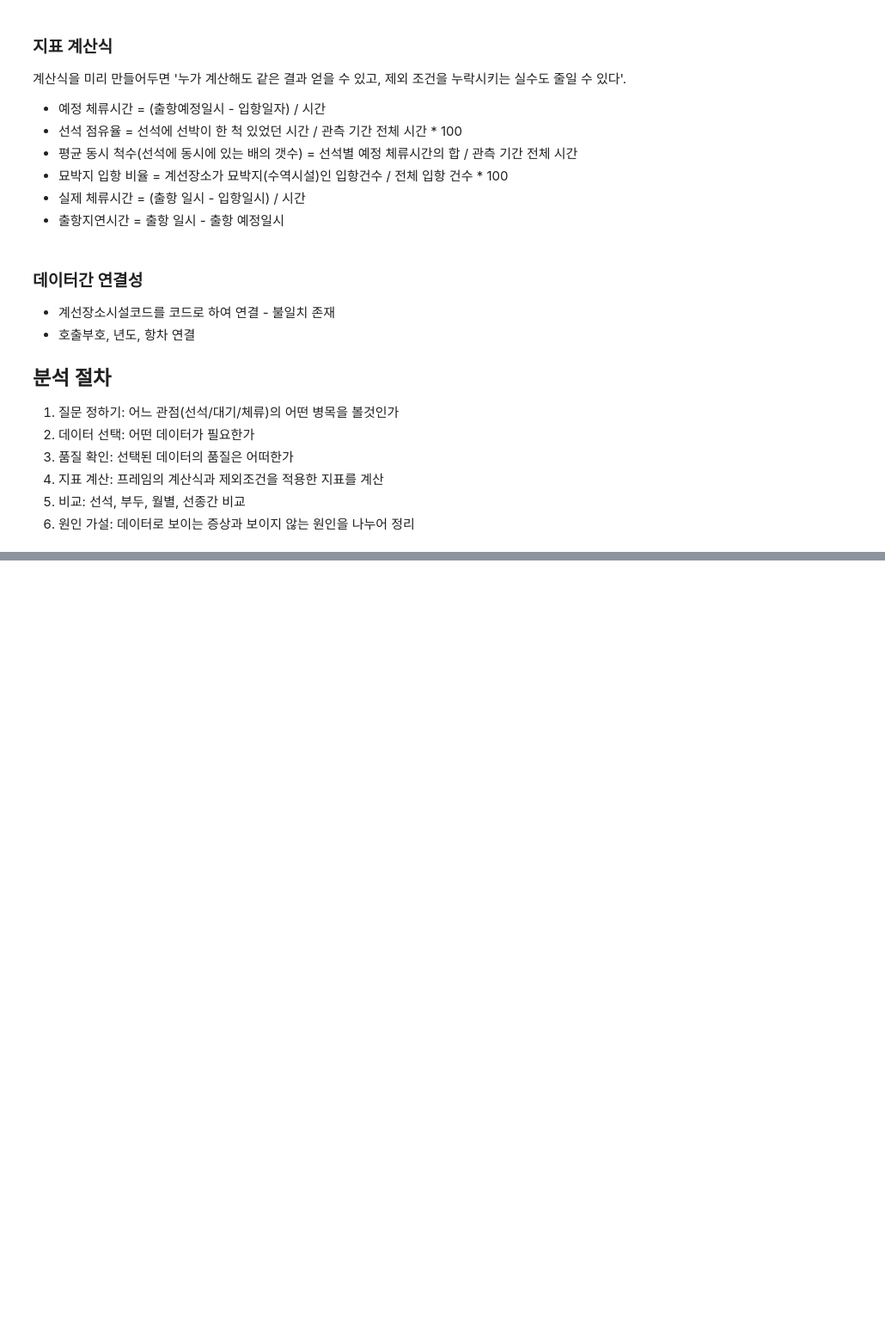
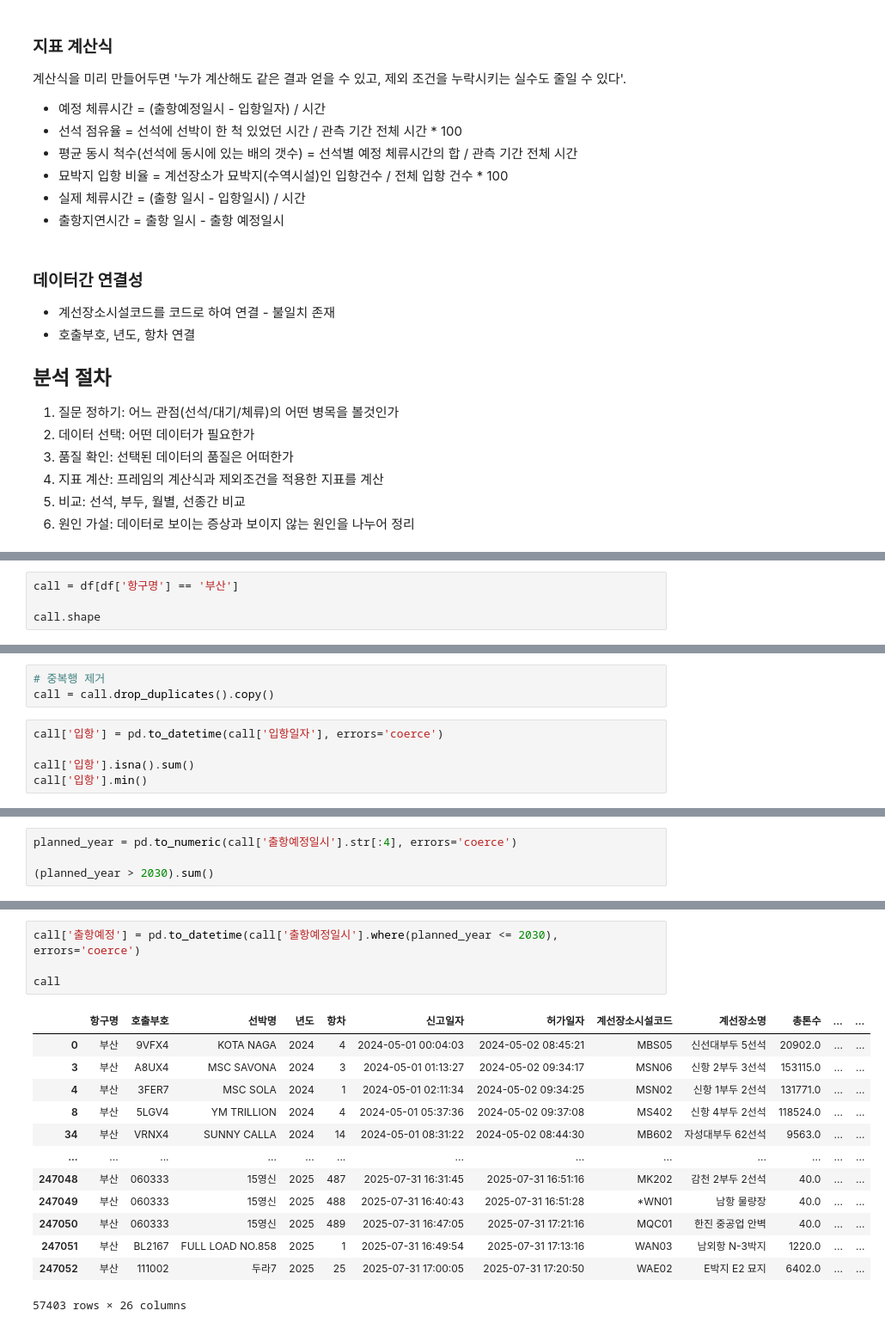
Before and after one commit to eddie1031/2026_SKP_011, a Jupyter notebook: bottle_neck.ipynb, the cells around one changed output, grey strips where cells are left out. Shown at 86% size. Saved outputs shown, nothing was run; the diff lists cells and outputs as text; blank space fills up the shorter version.

```diff
--- a/bottle_neck.ipynb
+++ b/bottle_neck.ipynb
@@ -77,0 +148,4 @@
+# %%
+call = df[df['항구명'] == '부산']
+
+call.shape
@@ -77,0 +179,8 @@
+# %%
+# 중복행 제거
+call = call.drop_duplicates().copy()
+# %%
+call['입항'] = pd.to_datetime(call['입항일자'], errors='coerce')
+
+call['입항'].isna().sum()
+call['입항'].min()
@@ -77,0 +189,4 @@
+# %%
+planned_year = pd.to_numeric(call['출항예정일시'].str[:4], errors='coerce')
+
+(planned_year > 2030).sum()
@@ -77,0 +208,18 @@
+# %%
+call['출항예정'] = pd.to_datetime(call['출항예정일시'].where(planned_year <= 2030), errors='coerce')
+
+call
+# %% [output]
+|  | 항구명 | 호출부호 | 선박명 | 년도 | 항차 | 신고일자 | 허가일자 | 계선장소시설코드 | 계선장소명 | 총톤수 | ... | ... |
+| 0 | 부산 | 9VFX4 | KOTA NAGA | 2024 | 4 | 2024-05-01 00:04:03 | 2024-05-02 08:45:21 | MBS05 | 신선대부두 5선석 | 20902.0 | ... | ... |
+| 3 | 부산 | A8UX4 | MSC SAVONA | 2024 | 3 | 2024-05-01 01:13:27 | 2024-05-02 09:34:17 | MSN06 | 신항 2부두 3선석 | 153115.0 | ... | ... |
+| 4 | 부산 | 3FER7 | MSC SOLA | 2024 | 1 | 2024-05-01 02:11:34 | 2024-05-02 09:34:25 | MSN02 | 신항 1부두 2선석 | 131771.0 | ... | ... |
+| 8 | 부산 | 5LGV4 | YM TRILLION | 2024 | 4 | 2024-05-01 05:37:36 | 2024-05-02 09:37:08 | MS402 | 신항 4부두 2선석 | 118524.0 | ... | ... |
+| 34 | 부산 | VRNX4 | SUNNY CALLA | 2024 | 14 | 2024-05-01 08:31:22 | 2024-05-02 08:44:30 | MB602 | 자성대부두 62선석 | 9563.0 | ... | ... |
+| ... | ... | ... | ... | ... | ... | ... | ... | ... | ... | ... | ... | ... |
+| 247048 | 부산 | 060333 | 15영신 | 2025 | 487 | 2025-07-31 16:31:45 | 2025-07-31 16:51:16 | MK202 | 감천 2부두 2선석 | 40.0 | ... | ... |
+| 247049 | 부산 | 060333 | 15영신 | 2025 | 488 | 2025-07-31 16:40:43 | 2025-07-31 16:51:28 | *WN01 | 남항 물량장 | 40.0 | ... | ... |
+| 247050 | 부산 | 060333 | 15영신 | 2025 | 489 | 2025-07-31 16:47:05 | 2025-07-31 17:21:16 | MQC01 | 한진 중공업 안벽 | 40.0 | ... | ... |
+| 247051 | 부산 | BL2167 | FULL LOAD NO.858 | 2025 | 1 | 2025-07-31 16:49:54 | 2025-07-31 17:13:16 | WAN03 | 남외항 N-3박지 | 1220.0 | ... | ... |
+| 247052 | 부산 | 111002 | 두라7 | 2025 | 25 | 2025-07-31 17:00:05 | 2025-07-31 17:20:50 | WAE02 | E박지 E2 묘지 | 6402.0 | ... | ... |
+57403 rows × 26 columns
```
Also changed, not shown: parts of 16 cells of this notebook, 3 other files.
